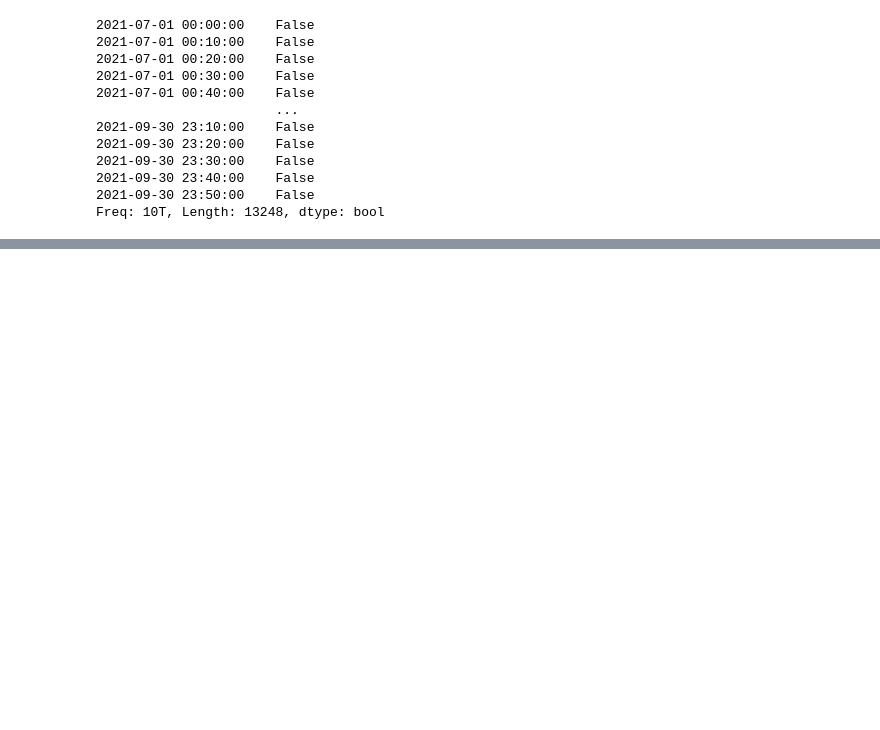
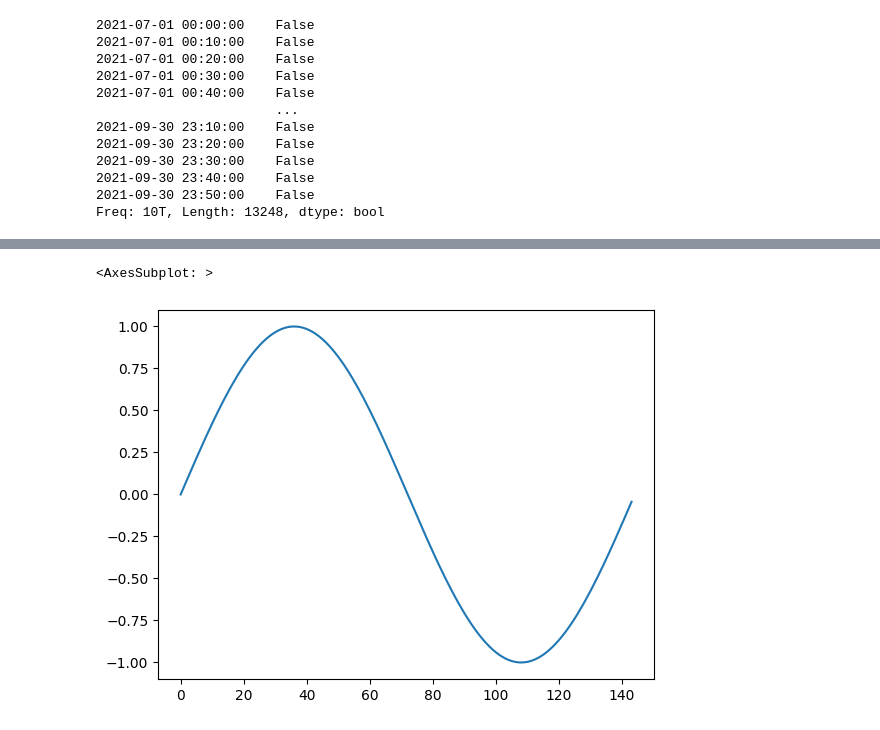
Before and after one commit to easttuna/ev-charger-occupancy-prediction, a Jupyter notebook: notebooks/preprocess.ipynb, the cells around one changed output, grey strips where cells are left out. Cells and saved outputs as stored; diff of their text form; code cells hidden in the pictures; blank space fills up the shorter version.

```diff
--- a/notebooks/preprocess.ipynb
+++ b/notebooks/preprocess.ipynb
@@ -270,0 +434,5 @@ df.reset_index().merge(charge[['cid', '충전소명']].drop_duplicates(), how='l
+# %%
+TIME_IDX = pd.date_range('2021-07-01', freq='10min', periods=(31+31+30)*24*6)
+contexts = pd.Series(data=TIME_IDX, name='ts').to_frame()
+
+add_time_features(contexts, 'ts')
@@ -270,0 +464,5 @@ df.reset_index().merge(charge[['cid', '충전소명']].drop_duplicates(), how='l
+# %%
+contexts.iloc[:144].sin_time.plot()
+# %% [output]
+<AxesSubplot: >
+[figure, added]
```
Also changed, not shown: parts of 29 cells of this notebook.
